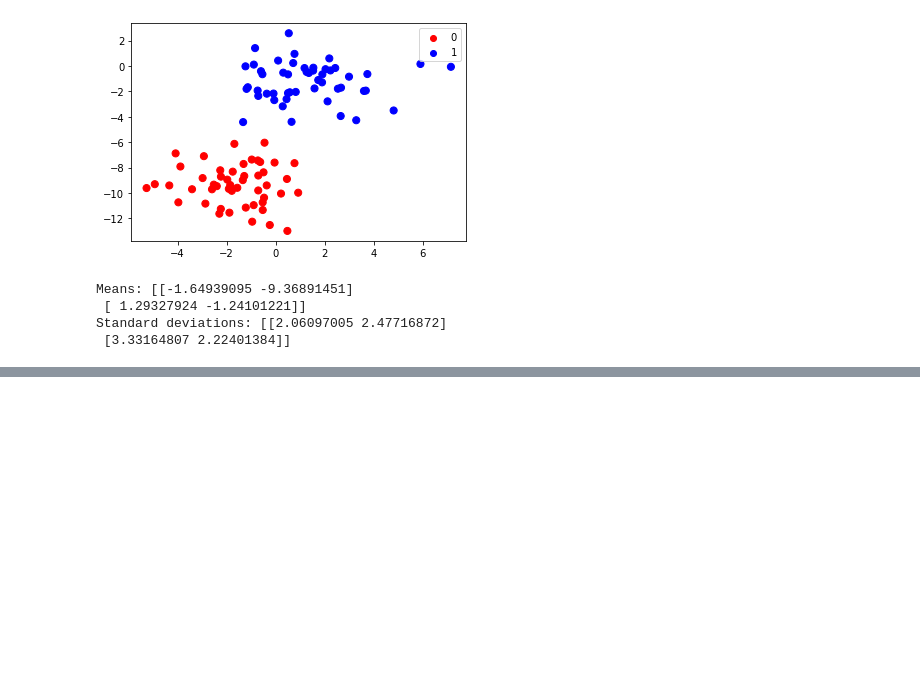
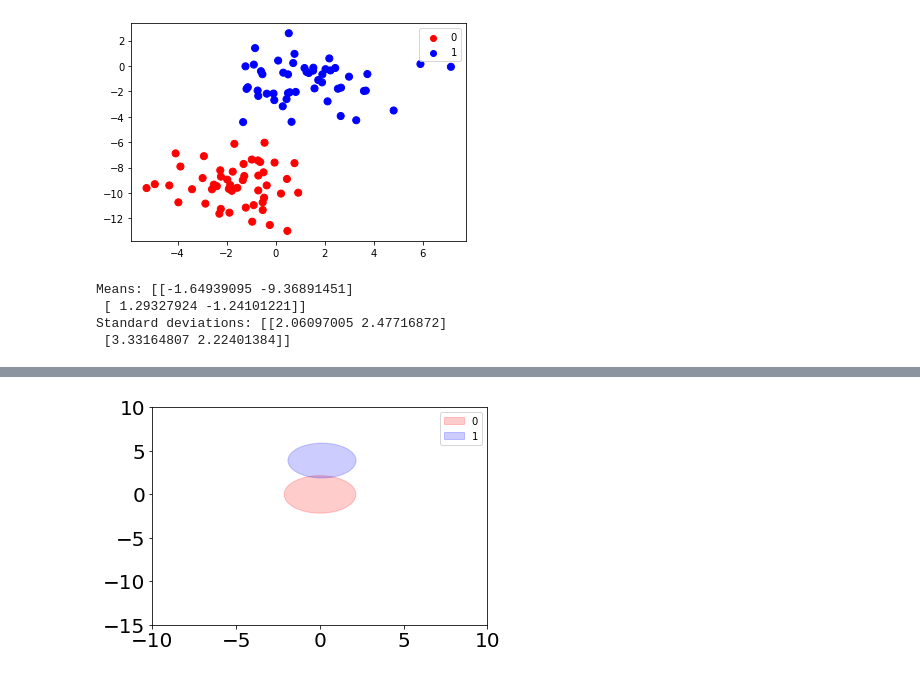
Before and after one commit to tauimonen/Data-science, a Jupyter notebook: Naive Bayes classification.ipynb, the cells around one changed output, grey strips where cells are left out. Cells and saved outputs as stored; diff of their text form; code cells hidden in the pictures; blank space fills up the shorter version.

```diff
--- a/Naive Bayes classification.ipynb
+++ b/Naive Bayes classification.ipynb
@@ -66,0 +129,9 @@ plot_ellipse(plt.gca(), model.theta_[1], np.identity(2)*model.sigma_[1], color="
+# %%
+plt.figure()
+plt.xlim(-10, 10)
+plt.ylim(-15, 10)
+e1=plot_ellipse(plt.gca(), model.theta_[0], np.identity(2)*model.sigma_[0], color="red", label="0")
+e2=plot_ellipse(plt.gca(), model.theta_[1], np.identity(2)*model.sigma_[1], color="blue", label="1")
+plt.legend([e1, e2], ["0", "1"]);
+# %% [output]
+[figure, added]
```
Also changed, not shown: parts of 8 cells of this notebook.
